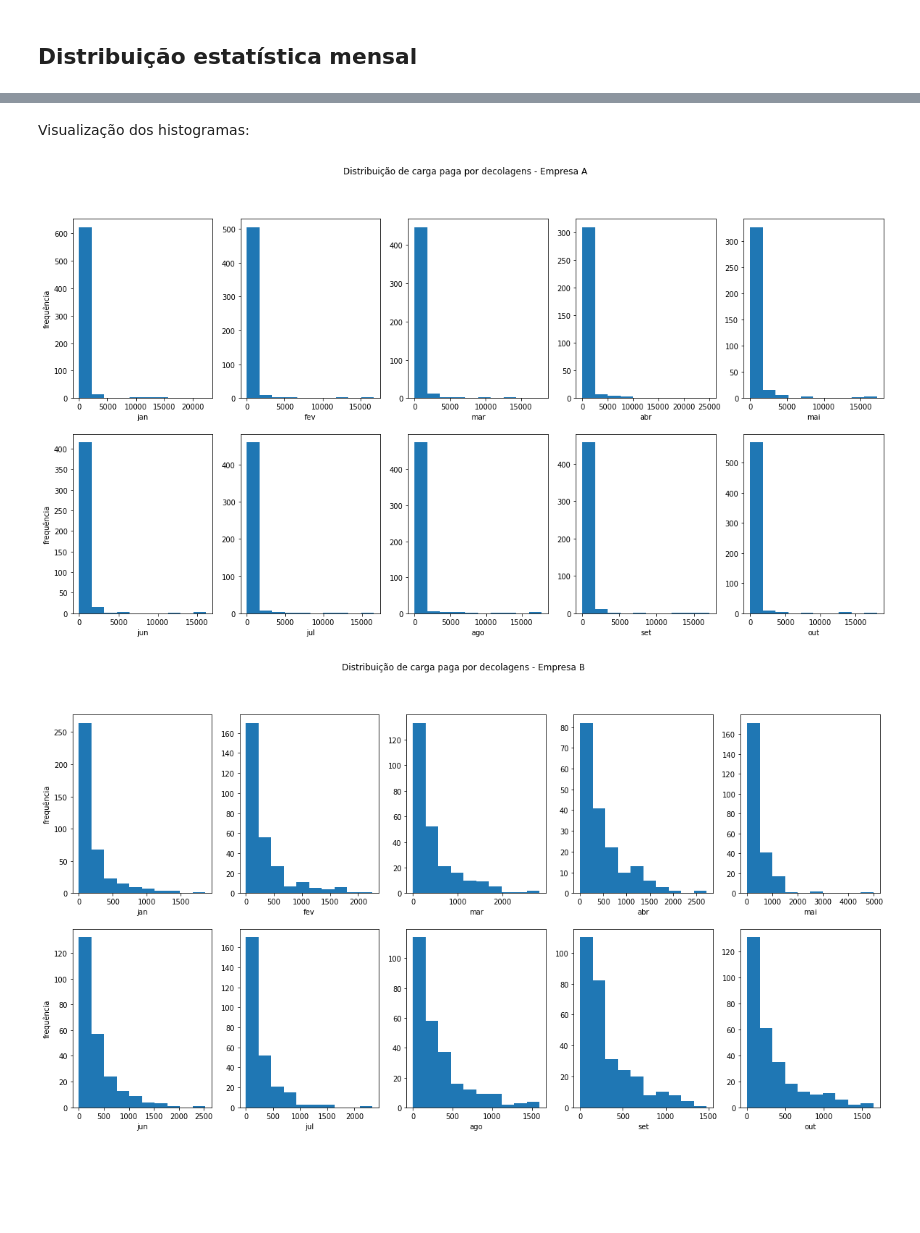
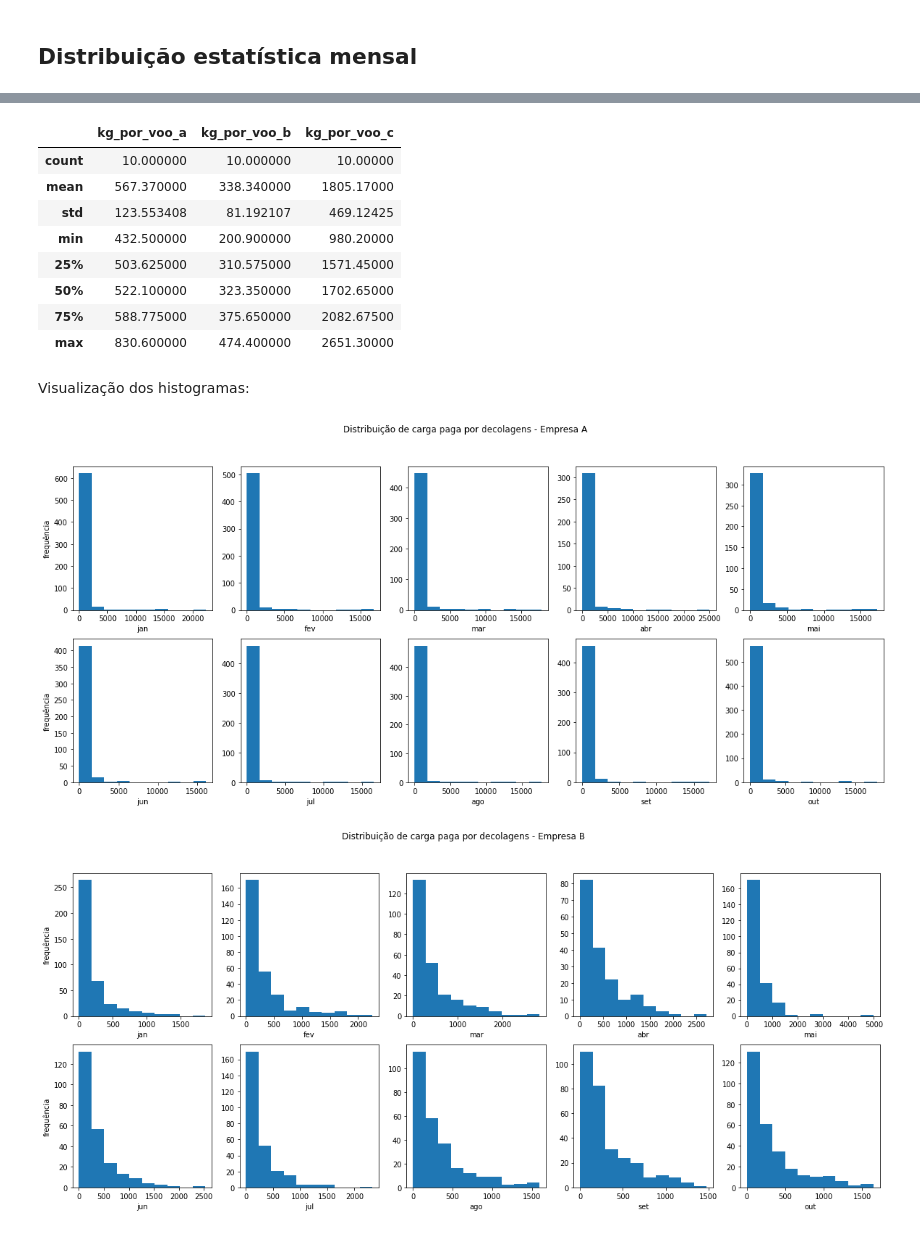
Before and after one commit to Eng-Dan/air-freight-market-share, a Jupyter notebook: Case_Market_Share_Cargas.ipynb, the cells around one changed output, grey strips where cells are left out. Drawn from its saved outputs; the diff is of its cells as text; code cells hidden in the pictures; blank space fills up the shorter version.

```diff
--- a/Case_Market_Share_Cargas.ipynb
+++ b/Case_Market_Share_Cargas.ipynb
@@ -488,23 +576,37 @@ for i in range(1, 11):
+# %%
+medias_carga_df[['kg_por_voo_a', 'kg_por_voo_b', 'kg_por_voo_c']].describe()
+# %% [output]
+|  | kg_por_voo_a | kg_por_voo_b | kg_por_voo_c |
+| count | 10.000000 | 10.000000 | 10.00000 |
+| mean | 567.370000 | 338.340000 | 1805.17000 |
+| std | 123.553408 | 81.192107 | 469.12425 |
+| min | 432.500000 | 200.900000 | 980.20000 |
+| 25% | 503.625000 | 310.575000 | 1571.45000 |
+| 50% | 522.100000 | 323.350000 | 1702.65000 |
+| 75% | 588.775000 | 375.650000 | 2082.67500 |
+| max | 830.600000 | 474.400000 | 2651.30000 |
 # %% [markdown]
 Visualização dos histogramas:
 # %%
 # Empresa A
-fig, ax = plt.subplots(2, 5, figsize=(20, 10))
+fig, ax = plt.subplots(2, 5, figsize=(20, 8))
+plt.subplots_adjust(hspace=0.2)
 fig.suptitle('Distribuição de carga paga por decolagens - Empresa A')
 x_axis = ['jan', 'fev', 'mar', 'abr', 'mai', 'jun', 'jul', 'ago', 'set', 'out']
 ax = ax.ravel()
 for i, axi in enumerate(ax):
     axi.hist(carga_por_decolagem_a[i])
     axi.set_xlabel(x_axis[i])
 
 ax[0].set_ylabel('frequência')
 ax[5].set_ylabel('frequência')
 plt.show()
 # %% [output]
-[figure, old version]
+[figure, new version]
 # %%
 # Empresa B
-fig, ax = plt.subplots(2, 5, figsize=(20, 10))
+fig, ax = plt.subplots(2, 5, figsize=(20, 8))
+plt.subplots_adjust(hspace=0.2)
 fig.suptitle('Distribuição de carga paga por decolagens - Empresa B')
 # x_axis = ['jan', 'fev', 'mar', 'abr', 'mai', 'jun', 'jul', 'ago', 'set', 'out']
 ax = ax.ravel()
@@ -516,6 +618,6 @@ ax[0].set_ylabel('frequência')
 ax[5].set_ylabel('frequência')
 plt.show()
 # %% [output]
-[figure, old version]
+[figure, new version]
 # %%
 # Empresa C
```
Also changed, not shown: parts of 35 cells of this notebook.
